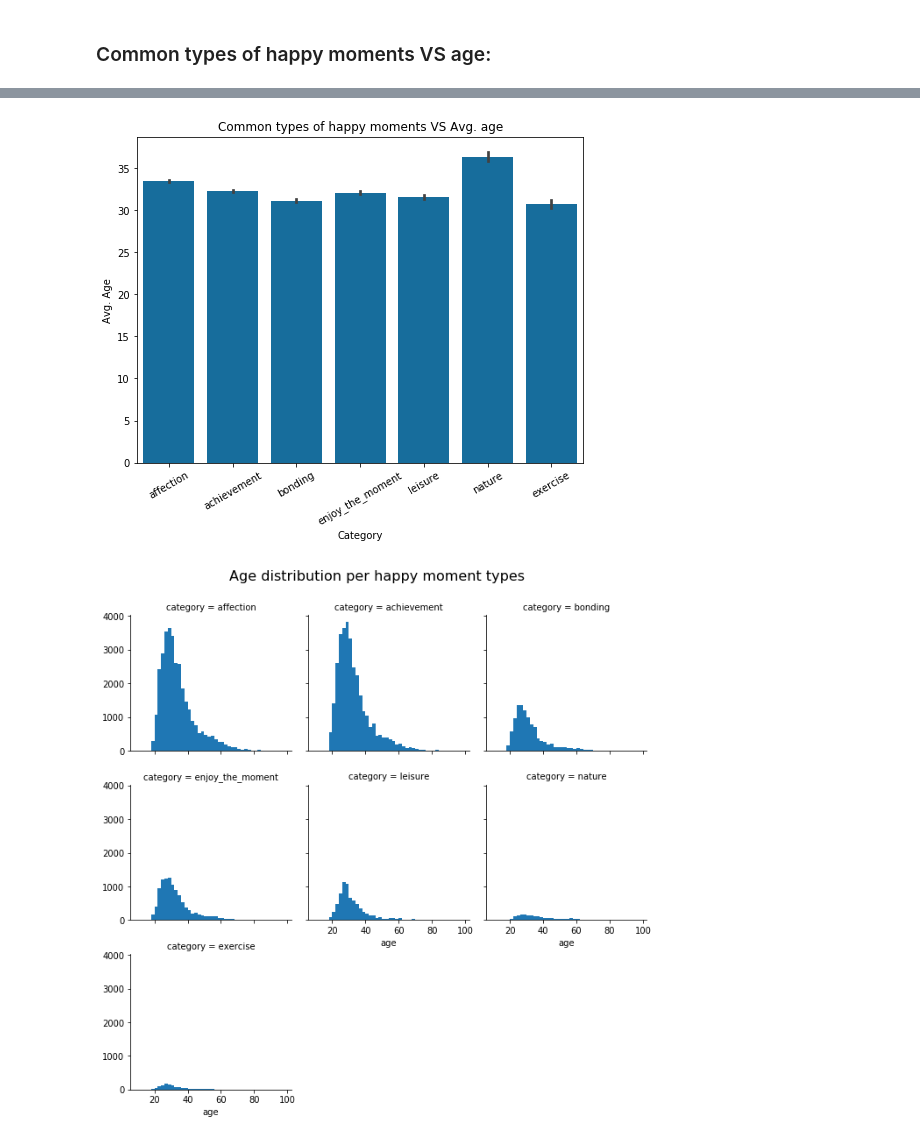
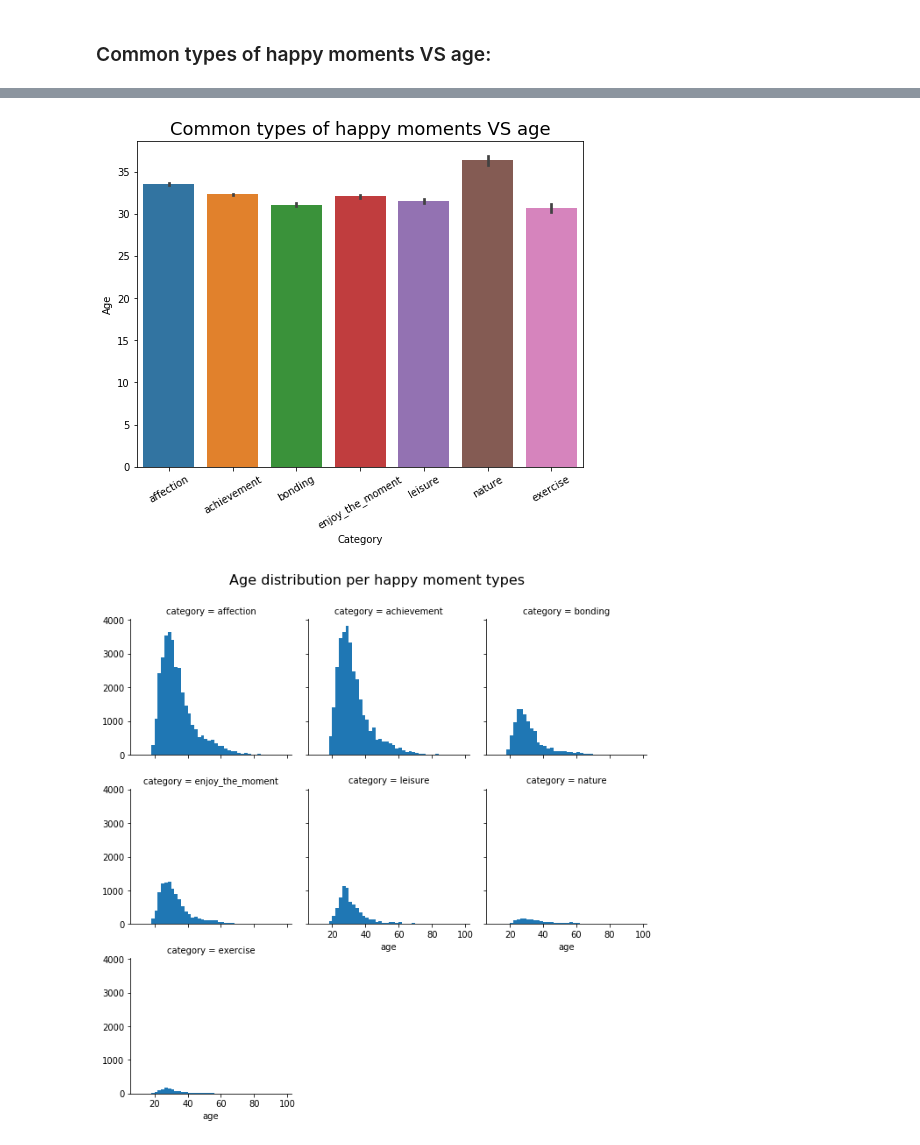
Before and after one commit to seifElislam/what_makes_people_happy, a Jupyter notebook: happy_moments_exploration.ipynb, the cells around one changed output, grey strips where cells are left out. Cells and saved outputs as stored; diff of their text form; code cells hidden in the pictures.

Commit message:
Add plotting functions to avoid repetitive code

```diff
--- a/happy_moments_exploration.ipynb
+++ b/happy_moments_exploration.ipynb
@@ -421,11 +396,3 @@ happy_df2['parenthood'].value_counts()
 n    57415
 y    37946
 Name: parenthood, dtype: int64
-# %%
-plt.rcParams['figure.figsize'] = 8, 6
-base_color = sb.color_palette('colorblind')[0]
-sb.countplot(data=happy_df2, x='parenthood', color=base_color);
-# plt.xticks(rotation=90);
-plt.title('Participants parenthood', fontsize=18)
-plt.xlabel('parenthood');
-plt.ylabel('Count');
@@ -441,11 +410,3 @@ happy_df2['reflection_period'].value_counts()
 3m     48132
 24h    47229
 Name: reflection_period, dtype: int64
-# %%
-plt.rcParams['figure.figsize'] = 8, 6
-base_color = sb.color_palette('colorblind')[0]
-sb.countplot(data=happy_df2, x='reflection_period', color=base_color);
-# plt.xticks(rotation=90);
-plt.title('Participants happy moments reflection period', fontsize=18)
-plt.xlabel('reflection period');
-plt.ylabel('Count');
@@ -466,11 +429,3 @@ leisure              7091
 nature               1756
 exercise             1150
 Name: category, dtype: int64
-# %%
-plt.rcParams['figure.figsize'] = 8, 6
-base_color = sb.color_palette('colorblind')[0]
-sb.countplot(data=happy_df2, x='category', color=base_color, order = happy_df2['category'].value_counts().index);
-plt.xticks(rotation=30);
-plt.title('Happy moments category', fontsize=18)
-plt.xlabel('category');
-plt.ylabel('Count');
@@ -536,5 +493,17 @@ plt.axis("off");
 > - Major participants are males, then females.
 # %% [markdown]
 ## Bivariate Exploration
+# %%
+def bivar_plot(function, x, y, xlabel, ylabel, title, kwargs, rotation=0, size=(8,6)):
+    """
+    plot bivariate features
+    """
+    plt.rcParams['figure.figsize'] = size
+#     base_color = sb.color_palette('colorblind')[0]
+    function(x, y, **kwargs)
+    plt.xticks(rotation=rotation);
+    plt.title(title, fontsize=18)
+    plt.xlabel(xlabel);
+    plt.ylabel(ylabel);
 # %% [markdown]
 ### Common types of happy moments VS age:
@@ -549,11 +514,7 @@ plt.ylabel('Happy moment category');
 # %%
-sb.barplot(data=happy_df2, x='category', y='age', color=base_color);
-plt.xticks(rotation=30);
-plt.title('Common types of happy moments VS Avg. age');
-plt.xlabel('Category');
-plt.ylabel('Avg. Age');
+bivar_plot(sb.barplot, happy_df2['category'], happy_df2['age'], 'Category', 'Age', 'Common types of happy moments VS age', {}, 30)
 # %% [output]
-[figure, old version]
+[figure, new version]
 # %%
 bin_edges = np.arange(10, happy_df2['age'].max()+1, 2)
 g = sb.FacetGrid(data = happy_df2, col = 'category',col_wrap = 3, size = 3, margin_titles=True)
```
Also changed, not shown: parts of 45 cells of this notebook, 4 other files.
